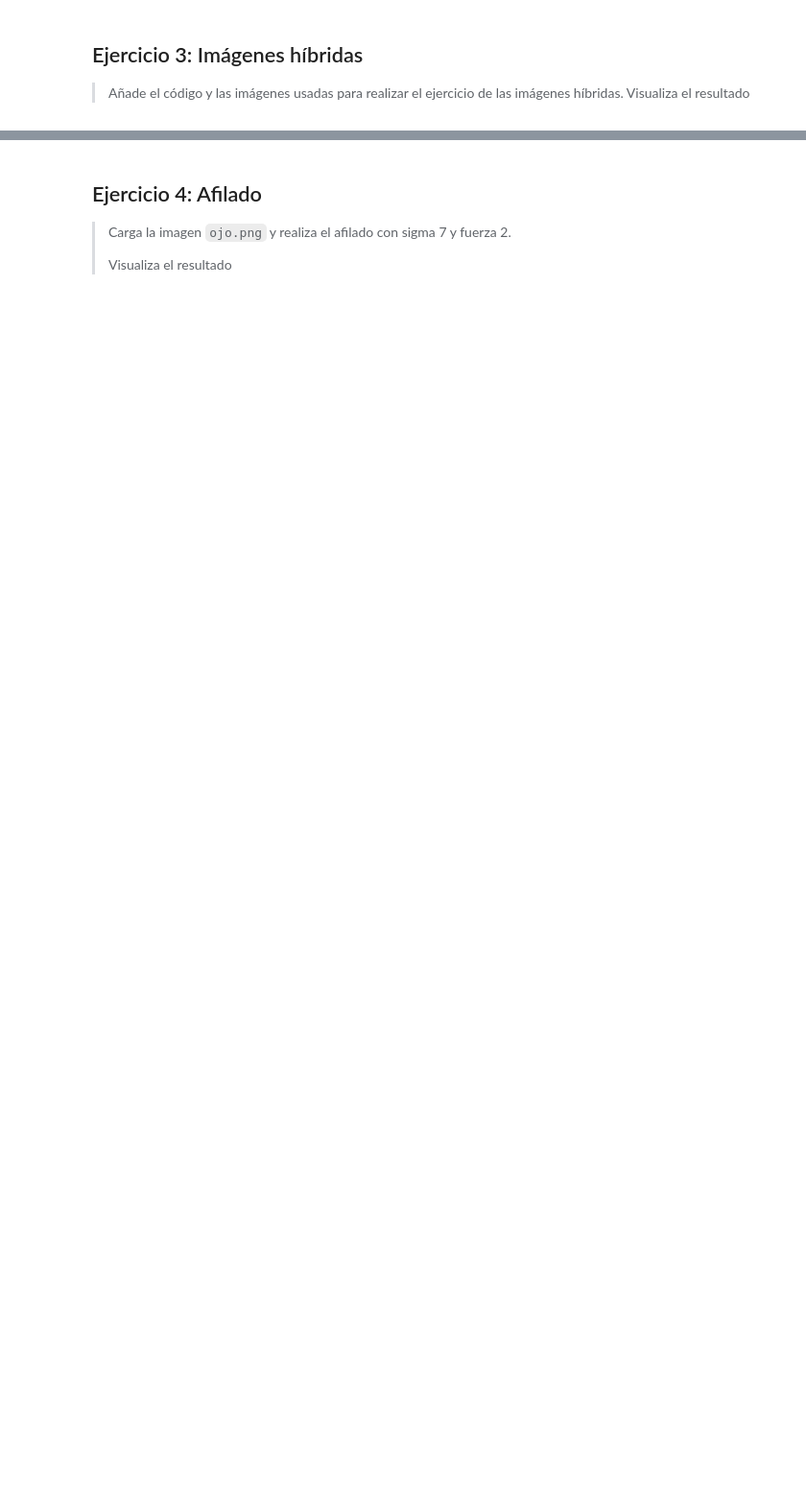
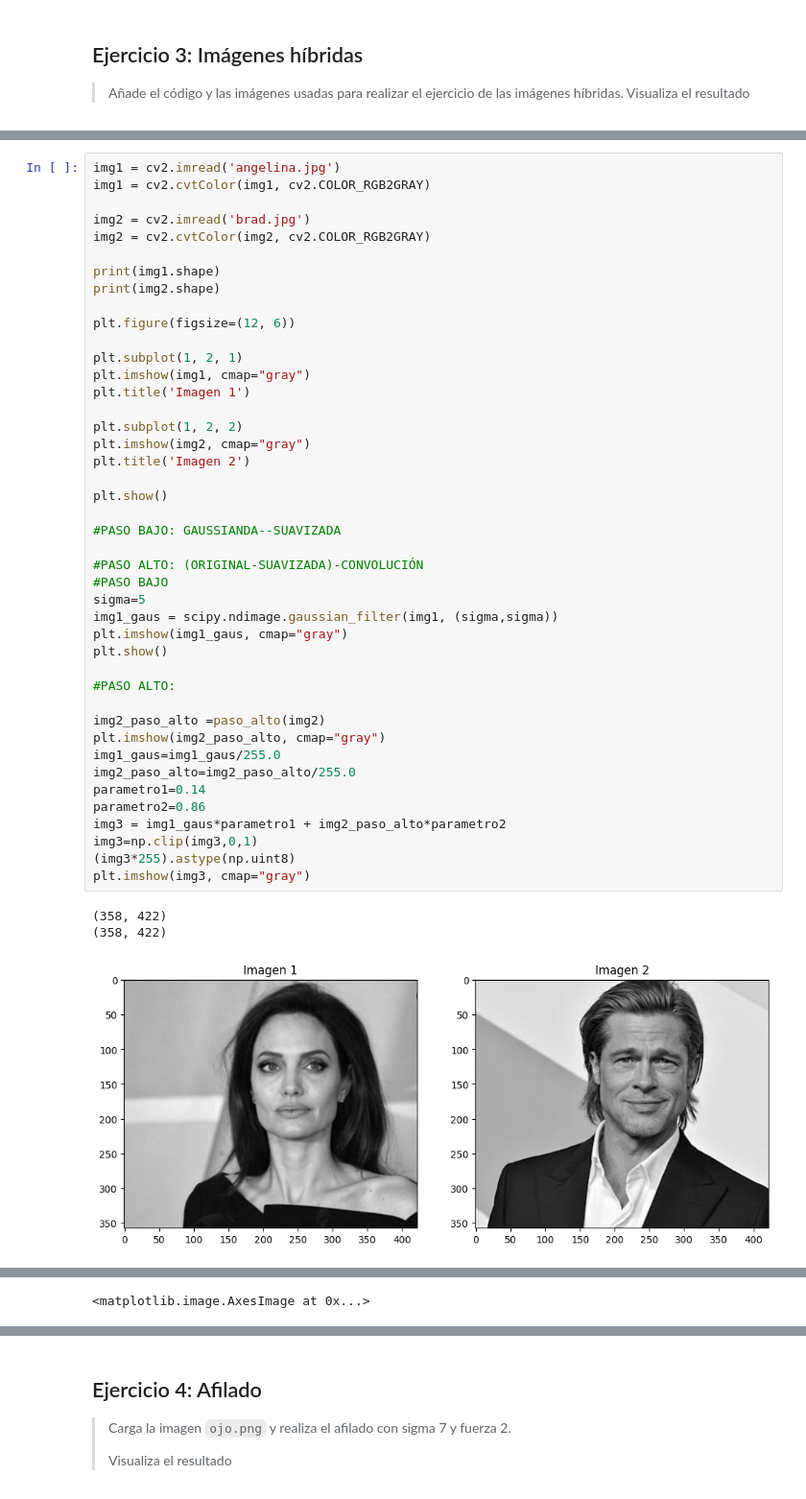
Before and after one commit to revekkadiana/Visi-n_Artificial, a Jupyter notebook: Control1-01.ipynb, the cells around one changed output, grey strips where cells are left out. Shown at 96% size. Saved outputs shown, nothing was run; the diff lists cells and outputs as text; blank space fills up the shorter version.

```diff
--- a/Control1-01.ipynb
+++ b/Control1-01.ipynb
@@ -35,0 +169,47 @@ import scipy
+# %%
+img1 = cv2.imread('angelina.jpg')
+img1 = cv2.cvtColor(img1, cv2.COLOR_RGB2GRAY)
+
+img2 = cv2.imread('brad.jpg')
+img2 = cv2.cvtColor(img2, cv2.COLOR_RGB2GRAY)
+
+print(img1.shape)
+print(img2.shape)
+
+plt.figure(figsize=(12, 6))
+
+plt.subplot(1, 2, 1)
+plt.imshow(img1, cmap="gray")
+plt.title('Imagen 1')
+
+plt.subplot(1, 2, 2)
+plt.imshow(img2, cmap="gray")
+plt.title('Imagen 2')
+
+plt.show()
+
+#PASO BAJO: GAUSSIANDA--SUAVIZADA
+
+#PASO ALTO: (ORIGINAL-SUAVIZADA)-CONVOLUCIÓN
+#PASO BAJO
+sigma=5
+img1_gaus = scipy.ndimage.gaussian_filter(img1, (sigma,sigma))
+plt.imshow(img1_gaus, cmap="gray")
+plt.show()
+
+#PASO ALTO:
+
+img2_paso_alto =paso_alto(img2)
+plt.imshow(img2_paso_alto, cmap="gray")
+img1_gaus=img1_gaus/255.0
+img2_paso_alto=img2_paso_alto/255.0
+parametro1=0.14
+parametro2=0.86
+img3 = img1_gaus*parametro1 + img2_paso_alto*parametro2
+img3=np.clip(img3,0,1)
+(img3*255).astype(np.uint8)
+plt.imshow(img3, cmap="gray")
+# %% [output]
+(358, 422)
+(358, 422)
+[figure, added]
@@ -35,0 +217 @@ import scipy
+<matplotlib.image.AxesImage at 0x...>
```
Also changed, not shown: parts of 11 cells of this notebook.
